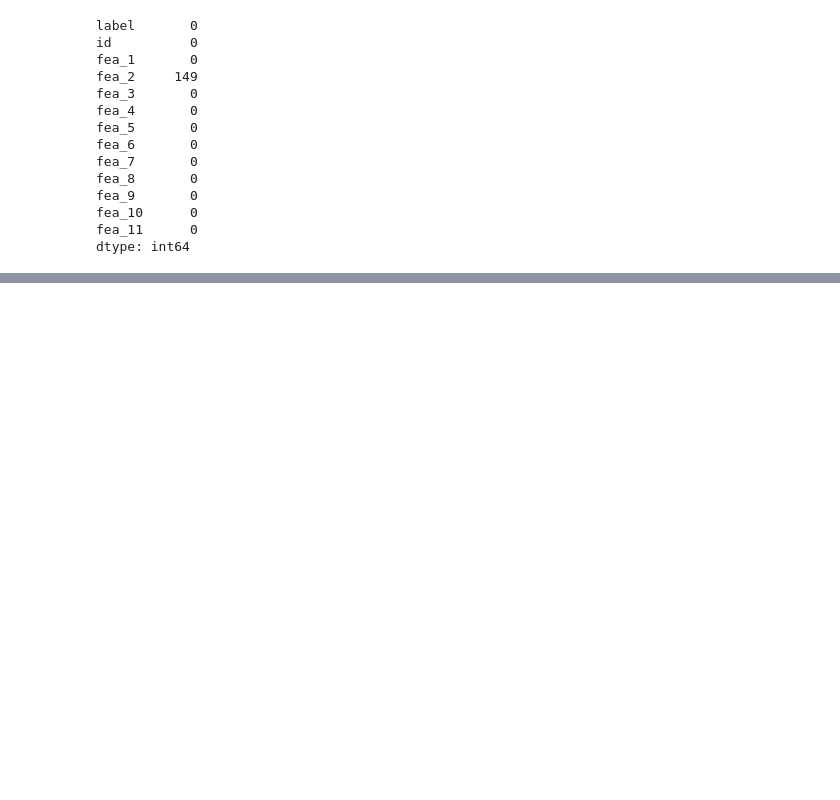
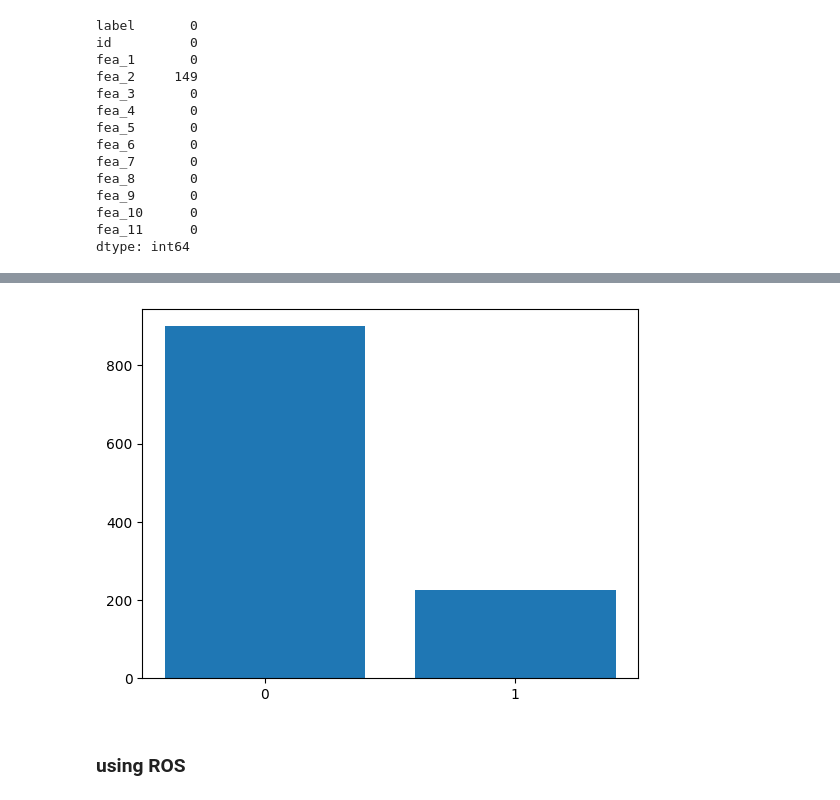
Before and after one commit to ksnkh/decision-trees-coursework, a Jupyter notebook: decision tree classifier.ipynb, the cells around one changed output, grey strips where cells are left out. Saved outputs shown, nothing was run; the diff lists cells and outputs as text; code cells hidden in the pictures; blank space fills up the shorter version.

```diff
--- a/decision tree classifier.ipynb
+++ b/decision tree classifier.ipynb
@@ -66,3 +71,16 @@ customer_data.describe()
 | 50% | 0.000000 | 5.898975e+07 | 5.000000 | 1283.911373 | 3.000000 | 1.020000e+05 | 2.000000 | 11.000000 | 5.000000 | 105.000000 | 4.000000 | ... |
 | 75% | 0.000000 | 5.899799e+07 | 7.000000 | 1310.000000 | 3.000000 | 1.390000e+05 | 2.000000 | 11.000000 | 5.000000 | 111.000000 | 5.000000 | ... |
 | max | 1.000000 | 5.900624e+07 | 7.000000 | 1481.000000 | 3.000000 | 1.200000e+06 | 2.000000 | 16.000000 | 10.000000 | 115.000000 | 5.000000 | ... |
+# %%
+#amount of risk group 1 and 0 are very different
+
+distribution = pd.DataFrame({'Risk group': customer_data["label"].value_counts().index,
+                   'Count': customer_data["label"].value_counts().values
+                  })
+plt.bar(distribution['Risk group'], distribution['Count'], )
+plt.xticks(distribution.iloc[:, 0])
+plt.show()
+# %% [output]
+[figure, added]
+# %% [markdown]
+### using ROS
```
Also changed, not shown: parts of 25 cells of this notebook.
